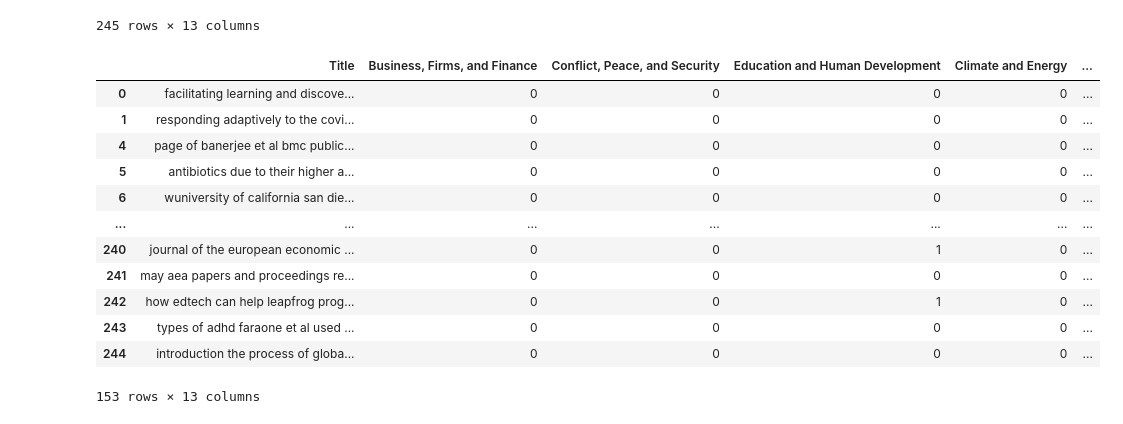
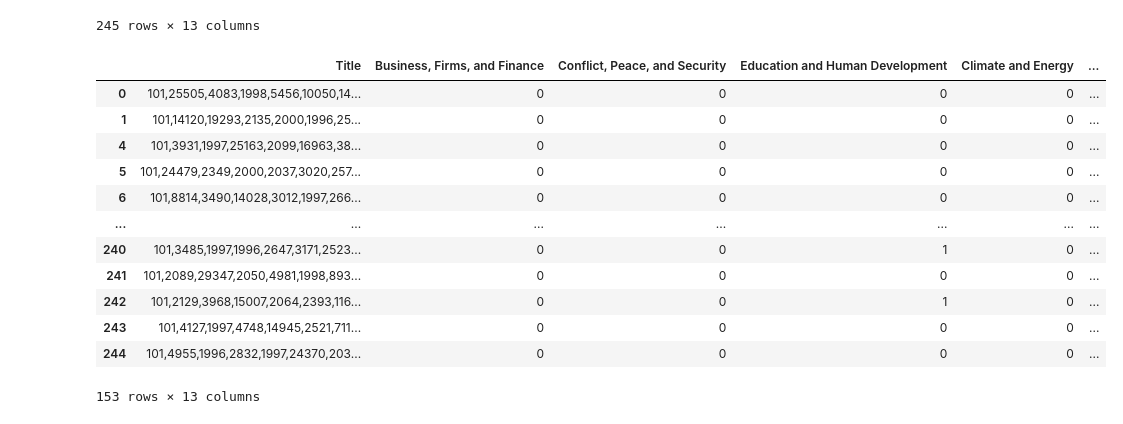
Before and after one commit to RenatoVA/NLP-ArticleProcessor, a Jupyter notebook: generate_train_dataset.ipynb, the cells around one changed output. Drawn from its saved outputs; the diff is of its cells as text; code cells hidden in the pictures.

```diff
--- a/generate_train_dataset.ipynb
+++ b/generate_train_dataset.ipynb
@@ -91,30 +71,31 @@ df
 # %%
 rows_to_keep = []
 for index, row in df.iterrows():
     pdf_filename = f"{row['Title']}.pdf"
     pdf_filename=replace_colons_with_underscores(pdf_filename)
     pdf_path = os.path.join(download_dir, pdf_filename)
     if os.path.exists(pdf_path):
         text=ppdf.get_clean_text(replace_colons_with_underscores(row['Title']))
-        embedingtext=extract_features(text)
-        df.at[index, 'Title'] = embedingtext
+        embedings=extract_features(text).numpy()
+        tensor_string = ','.join(map(str,embedings))
+        df.at[index, 'Title'] = tensor_string
         rows_to_keep.append(index)
     else:
         pass
 df = df.loc[rows_to_keep]
 df
 # %% [output]
 |  | Title | Business, Firms, and Finance | Conflict, Peace, and Security | Education and Human Development | Climate and Energy | ... |
-| 0 | facilitating learning and discove... | 0 | 0 | 0 | 0 | ... |
-| 1 | responding adaptively to the covi... | 0 | 0 | 0 | 0 | ... |
-| 4 | page of banerjee et al bmc public... | 0 | 0 | 0 | 0 | ... |
-| 5 | antibiotics due to their higher a... | 0 | 0 | 0 | 0 | ... |
-| 6 | wuniversity of california san die... | 0 | 0 | 0 | 0 | ... |
+| 0 | 101,25505,4083,1998,5456,10050,14... | 0 | 0 | 0 | 0 | ... |
+| 1 | 101,14120,19293,2135,2000,1996,25... | 0 | 0 | 0 | 0 | ... |
+| 4 | 101,3931,1997,25163,2099,16963,38... | 0 | 0 | 0 | 0 | ... |
+| 5 | 101,24479,2349,2000,2037,3020,257... | 0 | 0 | 0 | 0 | ... |
+| 6 | 101,8814,3490,14028,3012,1997,266... | 0 | 0 | 0 | 0 | ... |
 | ... | ... | ... | ... | ... | ... | ... |
-| 240 | journal of the european economic ... | 0 | 0 | 1 | 0 | ... |
-| 241 | may aea papers and proceedings re... | 0 | 0 | 0 | 0 | ... |
-| 242 | how edtech can help leapfrog prog... | 0 | 0 | 1 | 0 | ... |
-| 243 | types of adhd faraone et al used ... | 0 | 0 | 0 | 0 | ... |
-| 244 | introduction the process of globa... | 0 | 0 | 0 | 0 | ... |
+| 240 | 101,3485,1997,1996,2647,3171,2523... | 0 | 0 | 1 | 0 | ... |
+| 241 | 101,2089,29347,2050,4981,1998,893... | 0 | 0 | 0 | 0 | ... |
+| 242 | 101,2129,3968,15007,2064,2393,116... | 0 | 0 | 1 | 0 | ... |
+| 243 | 101,4127,1997,4748,14945,2521,711... | 0 | 0 | 0 | 0 | ... |
+| 244 | 101,4955,1996,2832,1997,24370,203... | 0 | 0 | 0 | 0 | ... |
 153 rows × 13 columns
 # %%
```
Also changed, not shown: parts of 4 cells of this notebook, 2 other files.
